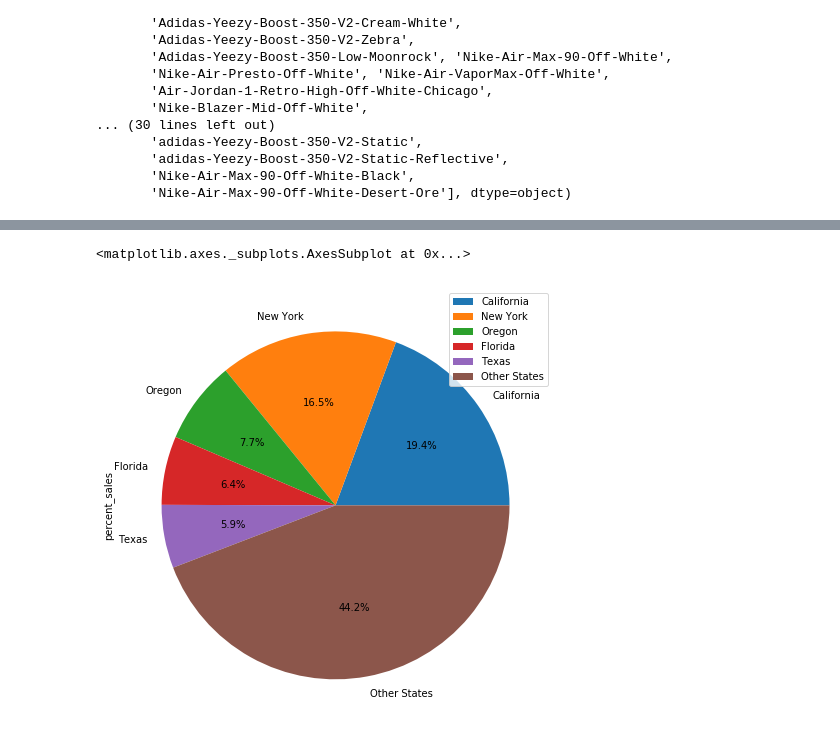
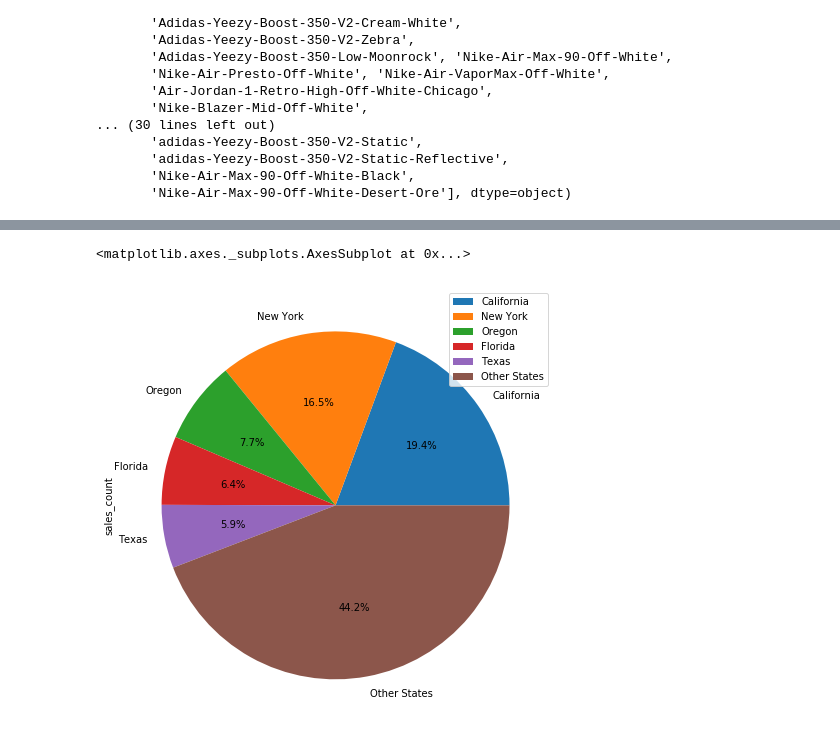
Before and after one commit to joelrajuthomas/StockXAnalysis, a Jupyter notebook: StockXProject/Shoes.ipynb, the cells around one changed output, grey strips where cells are left out. Drawn from its saved outputs; the diff is of its cells as text; code cells hidden in the pictures.

```diff
--- a/StockXProject/Shoes.ipynb
+++ b/StockXProject/Shoes.ipynb
@@ -359,3 +308,5 @@ array(['Adidas-Yeezy-Boost-350-V2-Cream-White',
 # %%
 shoes2 = shoes.groupby(['buyer_region']).difference.mean().sort_values(ascending=False).to_frame()
-shoes2
+shoes3 = shoes.groupby(['buyer_region']).order_date.count().sort_values(ascending=False).to_frame()
+shoes2 = shoes2.reset_index()
+shoes3 = shoes3.reset_index()
@@ -381,3 +312,0 @@ shoes2
-# %%
-shoes3 = shoes.groupby(['buyer_region']).difference.count().sort_values(ascending=False).to_frame()
-shoes3
@@ -414,5 +313,5 @@ shoes2.head()
 # %%
 shoes4 = pd.merge(shoes2, shoes3, on='buyer_region', how='inner')
+shoes4 = shoes4.rename(columns={"order_date":"sales_count"})
+shoes4['percent_sales'] = shoes4['sales_count'] / 99956 * 100
+#shoes4.sort_values('percent_sales', ascending = False)
-# %%
-shoes4 = shoes4.rename(columns={ "difference_x":"difference", "difference_y": "sales_count"})
-#this shows the average difference in price and also gives how many from are data set are included in each states sales.
@@ -453,5 +333,5 @@ shoes5
 # %%
-shoes5.plot(kind='pie', y = 'percent_sales', labels=shoes5['buyer_region'], autopct='%1.1f%%', figsize=(8,8))
+shoes5.plot(kind='pie', y = 'sales_count', labels=shoes5['buyer_region'], autopct='%1.1f%%', figsize=(8,8))
 # %% [output]
 <matplotlib.axes._subplots.AxesSubplot at 0x...>
-[figure, old version]
+[figure, new version]
```
Also changed, not shown: parts of 17 cells of this notebook, 2 other files.
